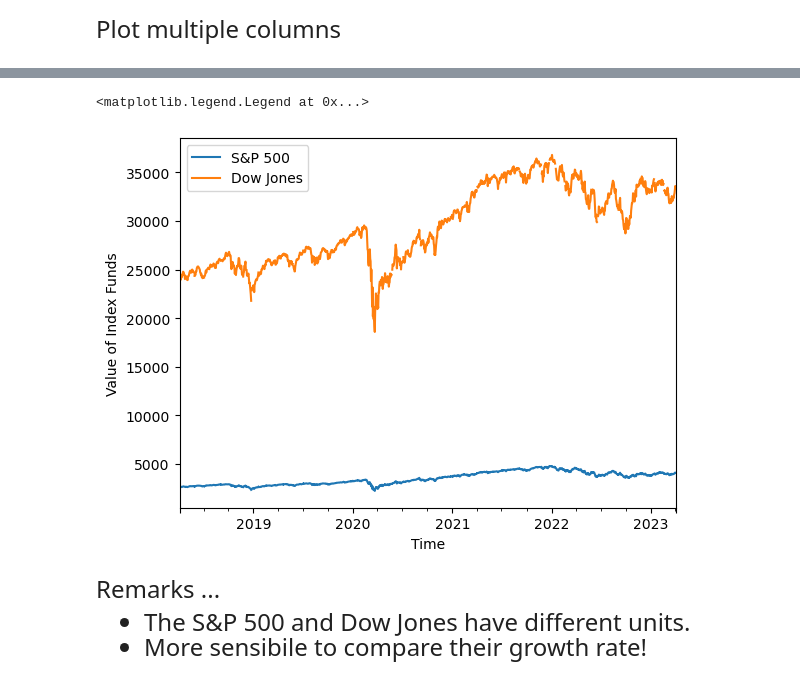
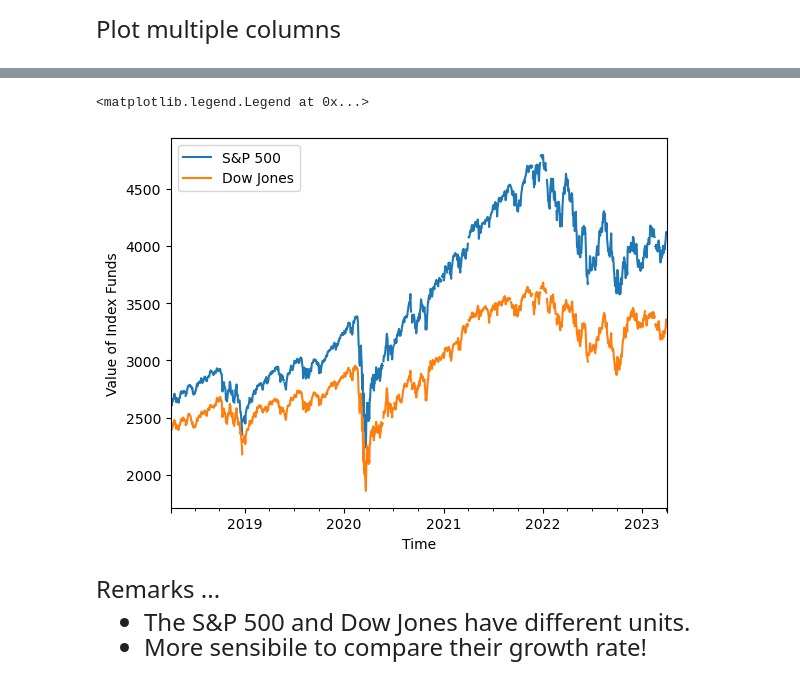
Before and after one commit to yoonpk147/qtm151_fall_2023, a Jupyter notebook: lecture_21/lecture_21.ipynb, the cells around one changed output, grey strips where cells are left out. Drawn from its saved outputs; the diff is of its cells as text; code cells hidden in the pictures.

```diff
--- a/lecture_21/lecture_21.ipynb
+++ b/lecture_21/lecture_21.ipynb
@@ -64,19 +69,21 @@ Plot multiple columns
+# %%
+financial['djia_rescale'] = financial['djia']/10
 # %%
 # Enter the x-axis column and y-axis columns you
 # wish to include. Specify the x-axis column with "set_index()"
 # This applies to any line plot, with or without dates
 # The legend is the box with the name of the lines
 # If you drop the ".legend()" command this will assign
 # the default column names to the legend.
 
 
-financial[["date","sp500","djia"]].set_index("date").plot()
+financial[["date","sp500","djia_rescale"]].set_index("date").plot()
 plt.xlabel("Time")
 plt.ylabel("Value of Index Funds")
 plt.legend(["S&P 500","Dow Jones"])
 # %% [output]
 <matplotlib.legend.Legend at 0x...>
-[figure, old version]
+[figure, new version]
 # %% [markdown]
 <font size = "5">
 
```
Also changed, not shown: parts of 17 cells of this notebook.
